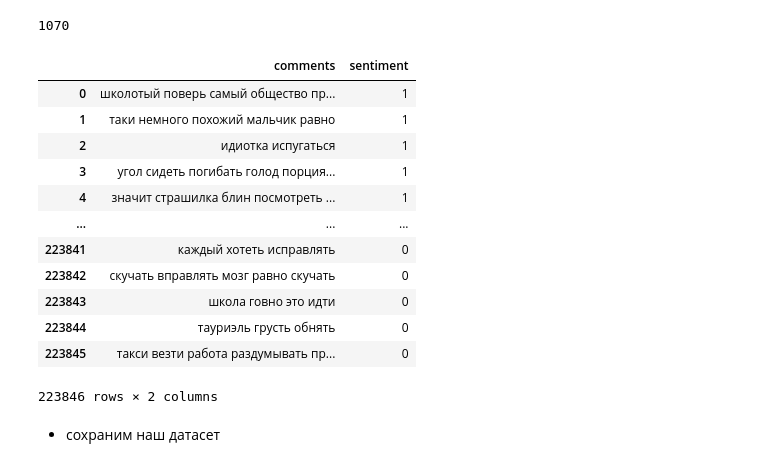
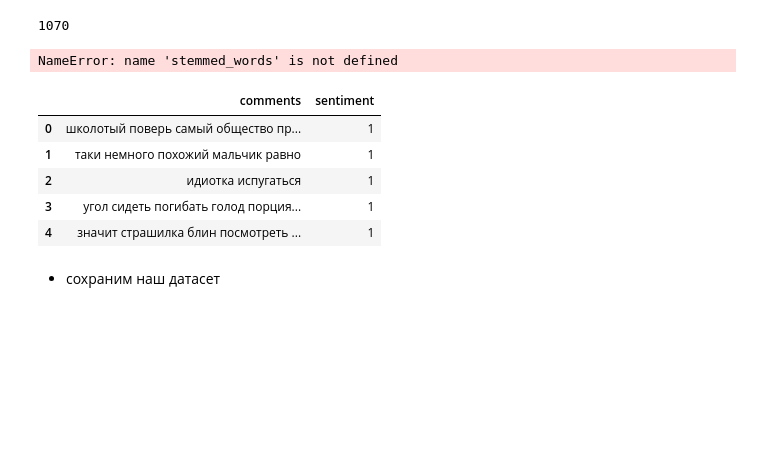
Before and after one commit to sh1n0b1n0m0n0/vk_parser, a Jupyter notebook: VK_Sentimental_Analysis.ipynb, the cells around one changed output. Cells and saved outputs as stored; diff of their text form; code cells hidden in the pictures; blank space fills up the shorter version.

```diff
--- a/VK_Sentimental_Analysis.ipynb
+++ b/VK_Sentimental_Analysis.ipynb
@@ -277,25 +259,20 @@ def to_data_frame(data, labels):
     default_list = pd.DataFrame(list(zip(default_list, labels)), columns =['comments', 'sentiment'])
     return default_list
 # %%
-stemmed_words = to_data_frame(stemmed_words, labels)
+df_stemmed_words = to_data_frame(stemmed_words, labels)
+# %% [output]
+NameError: name 'stemmed_words' is not defined
 # %%
-lemmatized_words = to_data_frame(lemmatized_words, labels)
+df_lemmatized_words = to_data_frame(lemmatized_words, labels)
-# %%
-lemmatized_words
-# %% [output]
-|  | comments | sentiment |
-| 0 | школотый поверь самый общество пр... | 1 |
-| 1 | таки немного похожий мальчик равно | 1 |
-| 2 | идиотка испугаться | 1 |
-| 3 | угол сидеть погибать голод порция... | 1 |
-| 4 | значит страшилка блин посмотреть ... | 1 |
-| ... | ... | ... |
-| 223841 | каждый хотеть исправлять | 0 |
-| 223842 | скучать вправлять мозг равно скучать | 0 |
-| 223843 | школа говно это идти | 0 |
-| 223844 | тауриэль грусть обнять | 0 |
-| 223845 | такси везти работа раздумывать пр... | 0 |
-223846 rows × 2 columns
+# %%
+df_lemmatized_words.head()
+# %% [output]
+|  | comments | sentiment |
+| 0 | школотый поверь самый общество пр... | 1 |
+| 1 | таки немного похожий мальчик равно | 1 |
+| 2 | идиотка испугаться | 1 |
+| 3 | угол сидеть погибать голод порция... | 1 |
+| 4 | значит страшилка блин посмотреть ... | 1 |
 # %% [markdown]
 - сохраним наш датасет
 # %%
```
Also changed, not shown: parts of 18 cells of this notebook, 1 other file.
